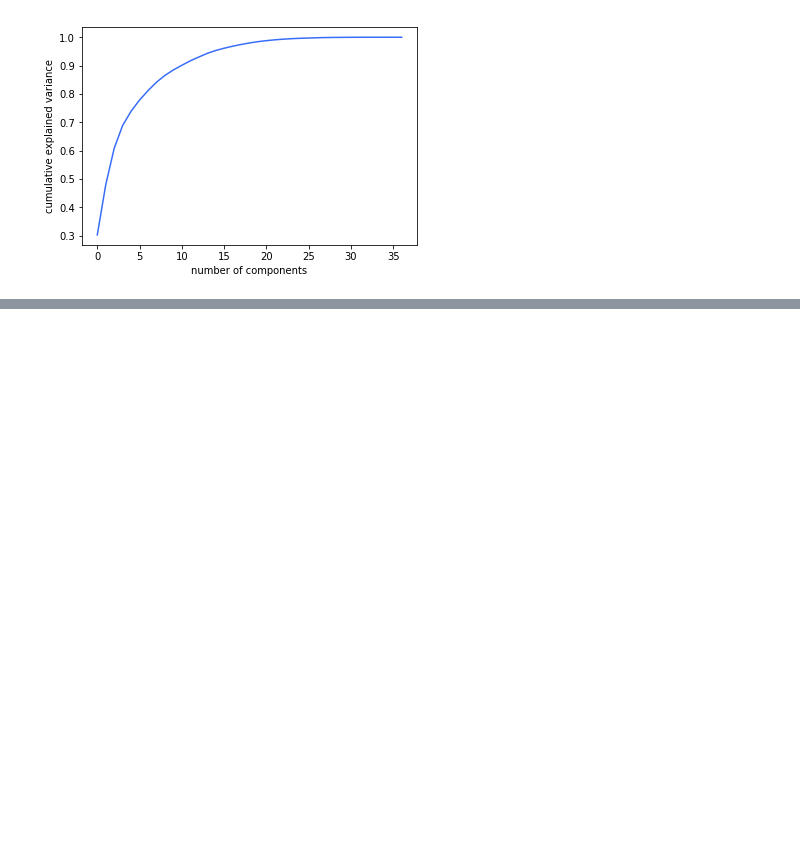
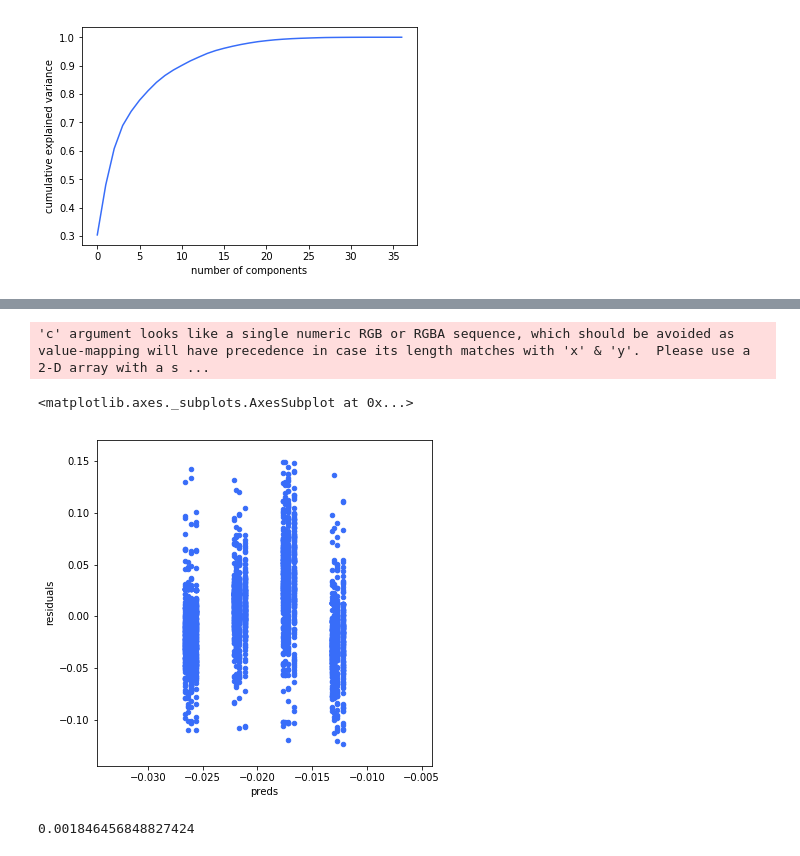
Before and after one commit to neha0812/PIMS-BCFSA, a Jupyter notebook: Dongying/Joint_EDA_Dongying.ipynb, the cells around one changed output, grey strips where cells are left out. Saved outputs shown, nothing was run; the diff lists cells and outputs as text; code cells hidden in the pictures; blank space fills up the shorter version.

```diff
--- a/Dongying/Joint_EDA_Dongying.ipynb
+++ b/Dongying/Joint_EDA_Dongying.ipynb
@@ -236,0 +293,15 @@ Text(0, 0.5, 'cumulative explained variance')
+# %%
+plt.rcParams['figure.figsize'] = (6.0, 6.0)
+
+preds = pd.DataFrame({"preds":model_lasso.predict(x_test.drop(['pct_change_bin'],axis=1)), "true":y_test})
+preds["residuals"] = preds["true"] - preds["preds"]
+preds.plot(x = "preds", y = "residuals",kind = "scatter")
+# %% [output]
+'c' argument looks like a single numeric RGB or RGBA sequence, which should be avoided as value-mapping will have precedence in case its length matches with 'x' & 'y'.  Please use a 2-D array with a s ...
+<matplotlib.axes._subplots.AxesSubplot at 0x...>
+[figure, added]
+# %%
+y_pred2 = model_lasso.predict(x_test.drop(['pct_change_bin'],axis=1))
+print(mean_squared_error(y_test, y_pred2))
+# %% [output]
+0.001846456848827424
```
Also changed, not shown: parts of 23 cells of this notebook.
